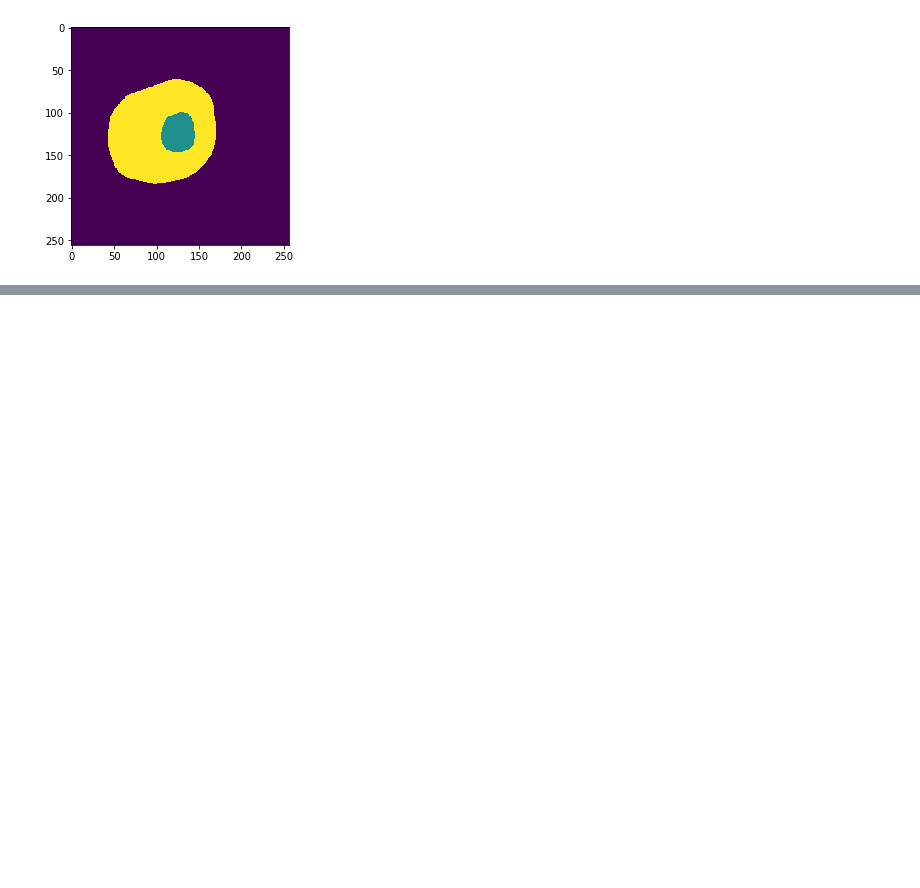
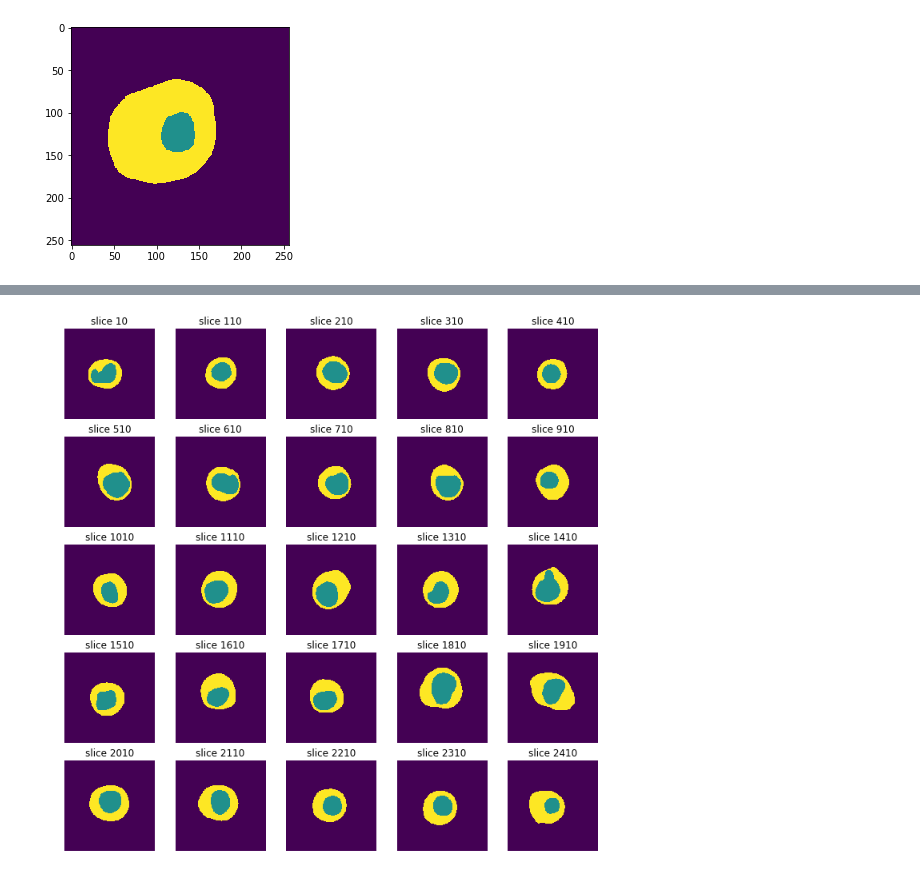
Before and after one commit to paulnguyen81/bloodpressure_ffr, a Jupyter notebook: readmha.ipynb, the cells around one changed output, grey strips where cells are left out. Saved outputs shown, nothing was run; the diff lists cells and outputs as text; code cells hidden in the pictures; blank space fills up the shorter version.

```diff
--- a/readmha.ipynb
+++ b/readmha.ipynb
@@ -77,0 +49,5 @@ plt.show()
+# %%
+im = im2arr(files[3])
+sample_stack(im, show_every=100)
+# %% [output]
+[figure, added]
```
Also changed, not shown: parts of 8 cells of this notebook, 1 other file.
